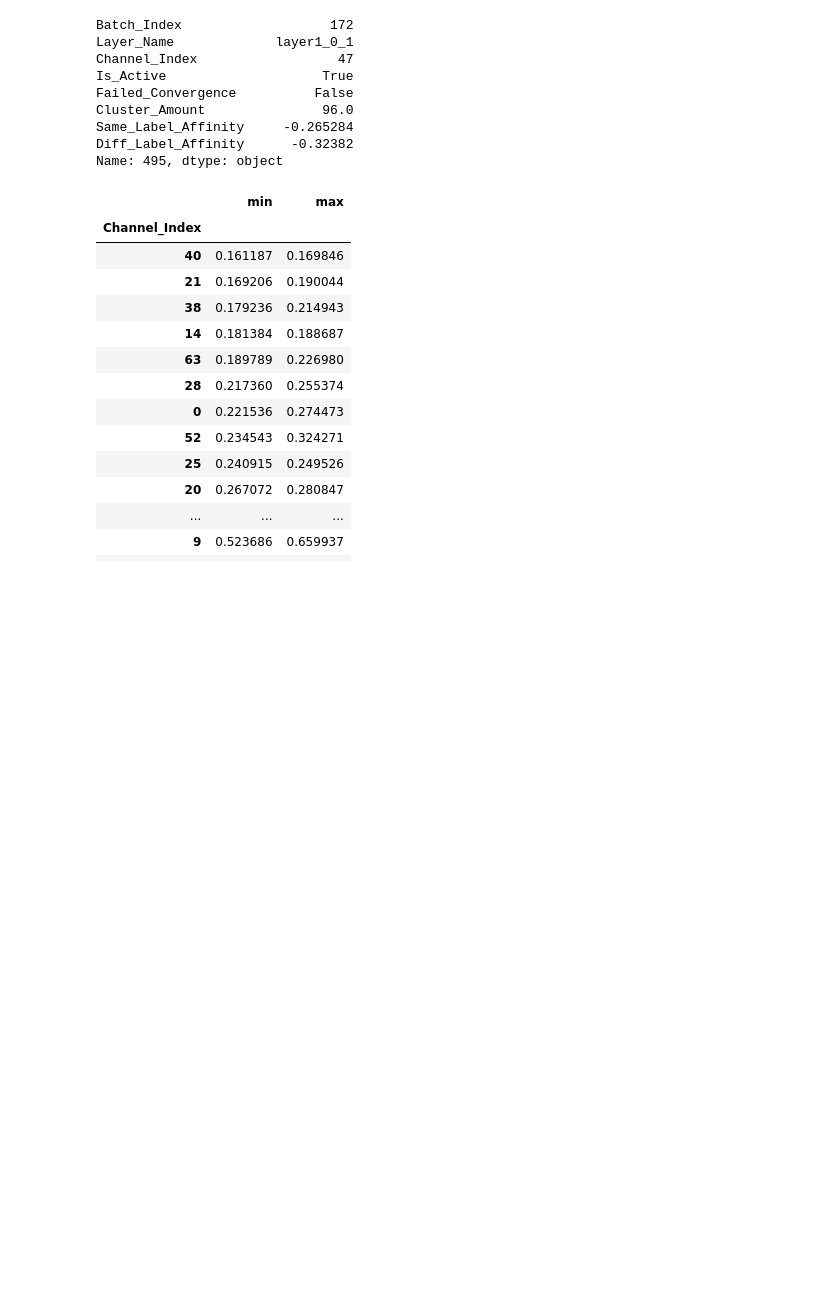
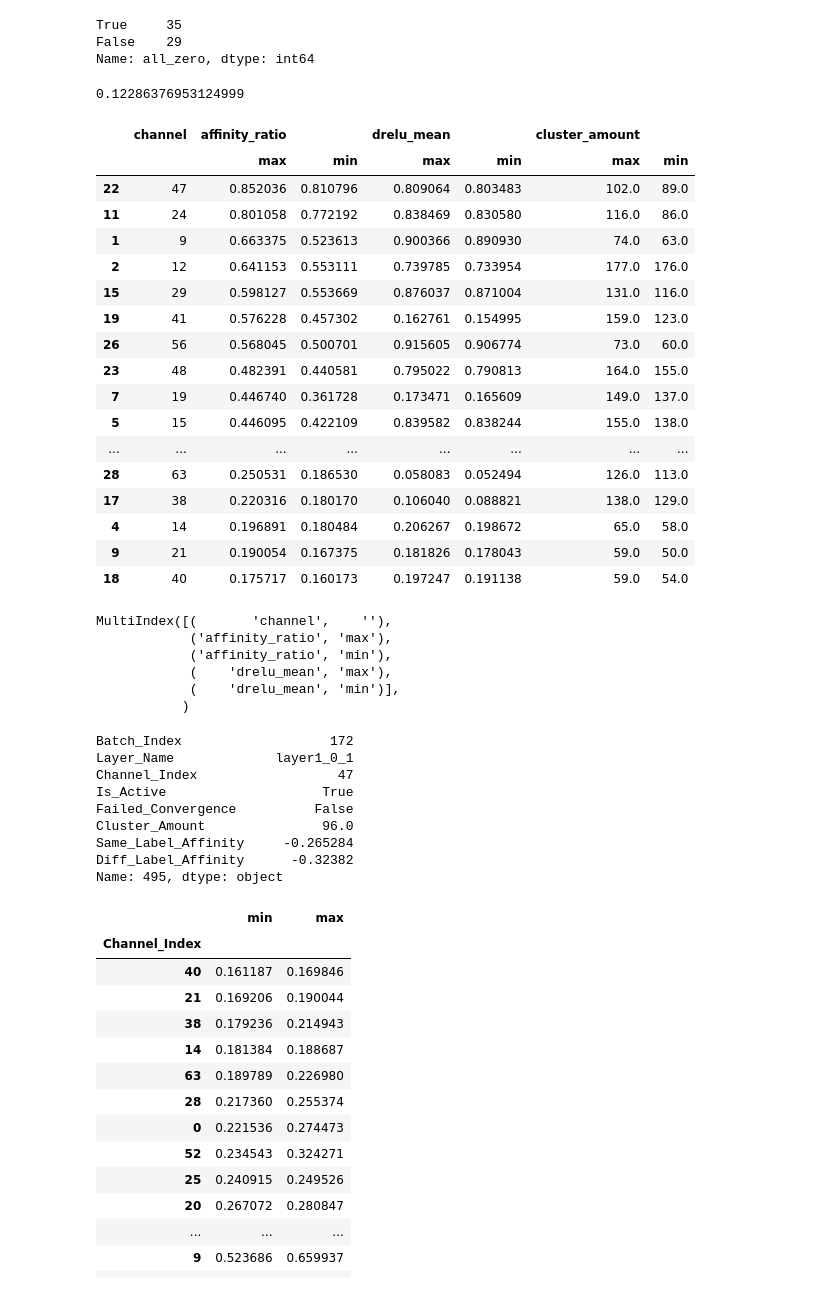
Before and after one commit to yonibor/secure_inference, a Jupyter notebook: sandbox.ipynb, the cells around one changed output. Drawn from its saved outputs; the diff is of its cells as text; code cells hidden in the pictures; blank space fills up the shorter version.

Commit message:
fixed drelu reset, working on efficient mean clustering

```diff
--- a/sandbox.ipynb
+++ b/sandbox.ipynb
@@ -28,2 +33,2 @@ import pandas as pd
 # %%
-a = pd.read_csv('/workspaces/secure_inference/tests/13_10_single_layer_logger_debug/per_channel.csv')
+channels_2_11 = pd.read_csv('/workspaces/secure_inference/tests/2_11_single_layer_logger_debug/per_channel.csv')
@@ -46,3 +35,52 @@ a
+# %%
+channels_2_11.query('batch_index == 312')['all_zero'].value_counts()
+# %% [output]
+True     35
+False    29
+Name: all_zero, dtype: int64
+# %%
+channels_2_11['cluster_amount2'] = channels_2_11['cluster_amount']
+channels = [47, 24, 9, 12, 29]
+channels_2_11.loc[channels_2_11['channel'].isin(channels), 'cluster_amount2'] = 32**2
+channels_2_11.query('batch_index == 312 & (~all_zero)')['cluster_amount2'].mean() / (32**2) * (29/64)
+# %% [output]
+0.12286376953124999
+# %%
+channels_2_11['affinity_ratio'] = channels_2_11['same_label_affinity'] / channels_2_11['diff_label_affinity']
+channels_2_11 = channels_2_11.query('~all_zero')
+gb = channels_2_11.groupby('channel').agg(
+    {'affinity_ratio': ['max', 'min'],
+     'drelu_mean': ['max', 'min'],
+     'cluster_amount': ['max', 'min']}).reset_index()
+gb.sort_values(by=('affinity_ratio', 'max'), ascending=False)
+# %% [output]
+|  | channel | affinity_ratio |  | drelu_mean |  | cluster_amount |  |
+|  |  | max | min | max | min | max | min |
+| 22 | 47 | 0.852036 | 0.810796 | 0.809064 | 0.803483 | 102.0 | 89.0 |
+| 11 | 24 | 0.801058 | 0.772192 | 0.838469 | 0.830580 | 116.0 | 86.0 |
+| 1 | 9 | 0.663375 | 0.523613 | 0.900366 | 0.890930 | 74.0 | 63.0 |
+| 2 | 12 | 0.641153 | 0.553111 | 0.739785 | 0.733954 | 177.0 | 176.0 |
+| 15 | 29 | 0.598127 | 0.553669 | 0.876037 | 0.871004 | 131.0 | 116.0 |
+| 19 | 41 | 0.576228 | 0.457302 | 0.162761 | 0.154995 | 159.0 | 123.0 |
+| 26 | 56 | 0.568045 | 0.500701 | 0.915605 | 0.906774 | 73.0 | 60.0 |
+| 23 | 48 | 0.482391 | 0.440581 | 0.795022 | 0.790813 | 164.0 | 155.0 |
+| 7 | 19 | 0.446740 | 0.361728 | 0.173471 | 0.165609 | 149.0 | 137.0 |
+| 5 | 15 | 0.446095 | 0.422109 | 0.839582 | 0.838244 | 155.0 | 138.0 |
+| ... | ... | ... | ... | ... | ... | ... | ... |
+| 28 | 63 | 0.250531 | 0.186530 | 0.058083 | 0.052494 | 126.0 | 113.0 |
+| 17 | 38 | 0.220316 | 0.180170 | 0.106040 | 0.088821 | 138.0 | 129.0 |
+| 4 | 14 | 0.196891 | 0.180484 | 0.206267 | 0.198672 | 65.0 | 58.0 |
+| 9 | 21 | 0.190054 | 0.167375 | 0.181826 | 0.178043 | 59.0 | 50.0 |
+| 18 | 40 | 0.175717 | 0.160173 | 0.197247 | 0.191138 | 59.0 | 54.0 |
+# %%
+gb.columns
+# %% [output]
+MultiIndex([(       'channel',    ''),
+            ('affinity_ratio', 'max'),
+            ('affinity_ratio', 'min'),
+            (    'drelu_mean', 'max'),
+            (    'drelu_mean', 'min')],
+           )
 # %%
 import pandas as pd
 a = pd.read_csv('/workspaces/secure_inference/tests/13_10_single_layer_logger2/crelu_res/layer1_0_1/general.csv')
```
Also changed, not shown: parts of 3 cells of this notebook, 6 other files.
